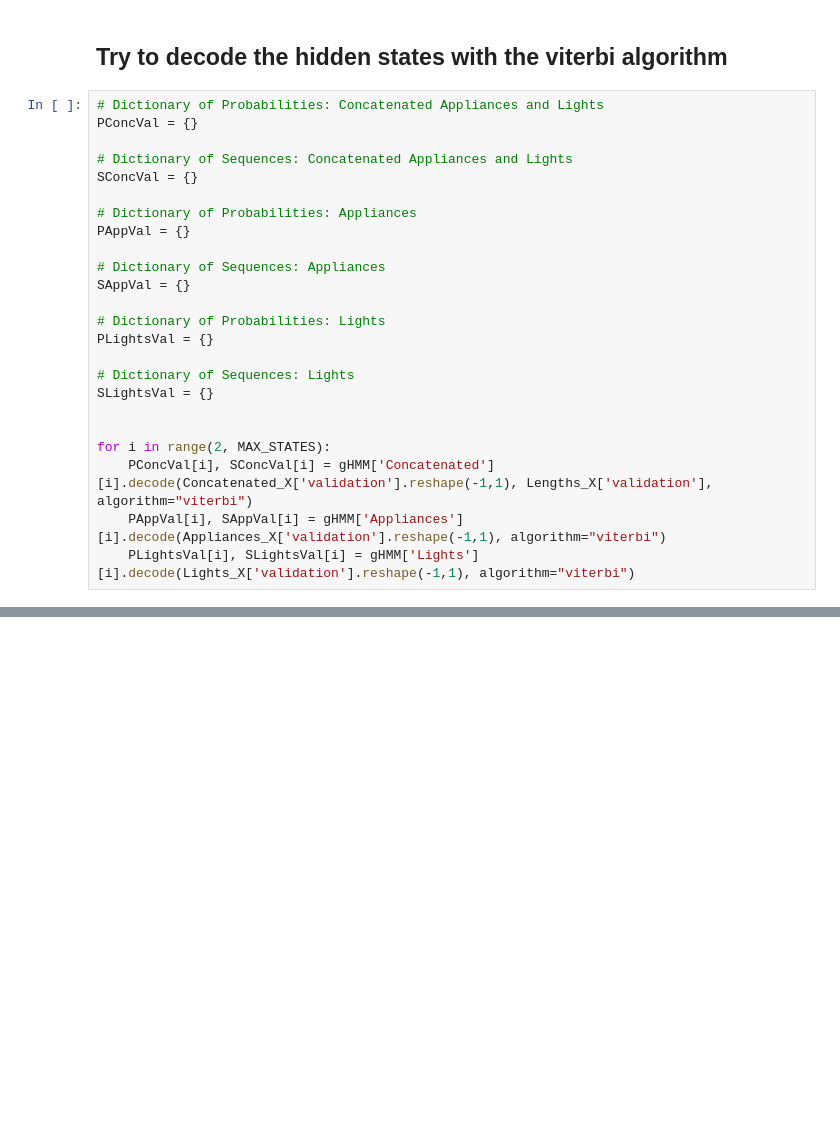
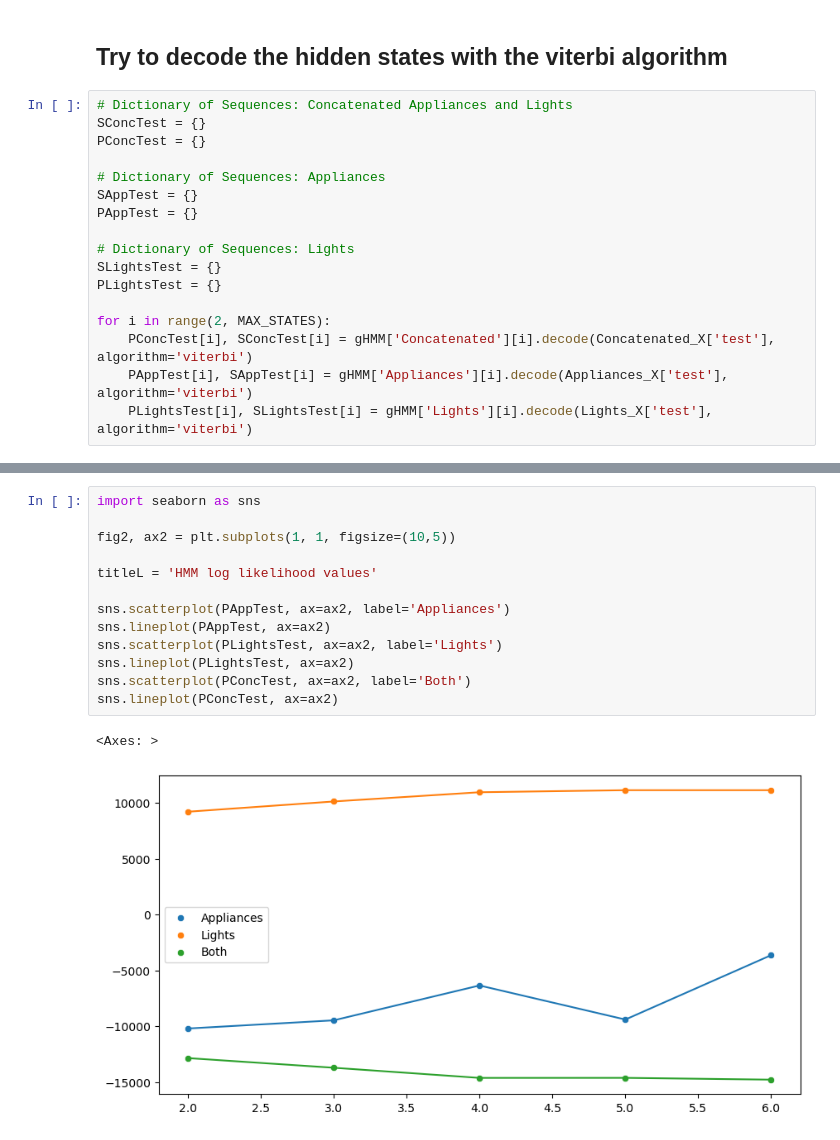
Before and after one commit to PaulMagos/ISPR, a Jupyter notebook: Assignment2/Assignment2.ipynb, the cells around one changed output, grey strips where cells are left out. Drawn from its saved outputs; the diff is of its cells as text; blank space fills up the shorter version.

```diff
--- a/Assignment2/Assignment2.ipynb
+++ b/Assignment2/Assignment2.ipynb
@@ -134,26 +117,19 @@ for i in range(2, MAX_STATES):
 # %% [markdown]
 ## Try to decode the hidden states with the viterbi algorithm
 # %%
-# Dictionary of Probabilities: Concatenated Appliances and Lights
-PConcVal = {}
-
 # Dictionary of Sequences: Concatenated Appliances and Lights
-SConcVal = {}
-
-# Dictionary of Probabilities: Appliances
-PAppVal = {}
+SConcTest = {}
+PConcTest = {}
 
 # Dictionary of Sequences: Appliances
-SAppVal = {}
-
-# Dictionary of Probabilities: Lights
-PLightsVal = {}
+SAppTest = {}
+PAppTest = {}
 
 # Dictionary of Sequences: Lights
-SLightsVal = {}
-
+SLightsTest = {}
+PLightsTest = {}
 
 for i in range(2, MAX_STATES):
-    PConcVal[i], SConcVal[i] = gHMM['Concatenated'][i].decode(Concatenated_X['validation'].reshape(-1,1), Lengths_X['validation'], algorithm="viterbi")
-    PAppVal[i], SAppVal[i] = gHMM['Appliances'][i].decode(Appliances_X['validation'].reshape(-1,1), algorithm="viterbi")
-    PLightsVal[i], SLightsVal[i] = gHMM['Lights'][i].decode(Lights_X['validation'].reshape(-1,1), algorithm="viterbi")
+    PConcTest[i], SConcTest[i] = gHMM['Concatenated'][i].decode(Concatenated_X['test'], algorithm='viterbi')
+    PAppTest[i], SAppTest[i] = gHMM['Appliances'][i].decode(Appliances_X['test'], algorithm='viterbi')
+    PLightsTest[i], SLightsTest[i] = gHMM['Lights'][i].decode(Lights_X['test'], algorithm='viterbi')
@@ -187,0 +246,16 @@ array([[ 57.15043838],
+# %%
+import seaborn as sns
+
+fig2, ax2 = plt.subplots(1, 1, figsize=(10,5))
+
+titleL = 'HMM log likelihood values'
+
+sns.scatterplot(PAppTest, ax=ax2, label='Appliances')
+sns.lineplot(PAppTest, ax=ax2)
+sns.scatterplot(PLightsTest, ax=ax2, label='Lights')
+sns.lineplot(PLightsTest, ax=ax2)
+sns.scatterplot(PConcTest, ax=ax2, label='Both')
+sns.lineplot(PConcTest, ax=ax2)
+# %% [output]
+<Axes: >
+[figure, added]
```
Also changed, not shown: parts of 20 cells of this notebook.
